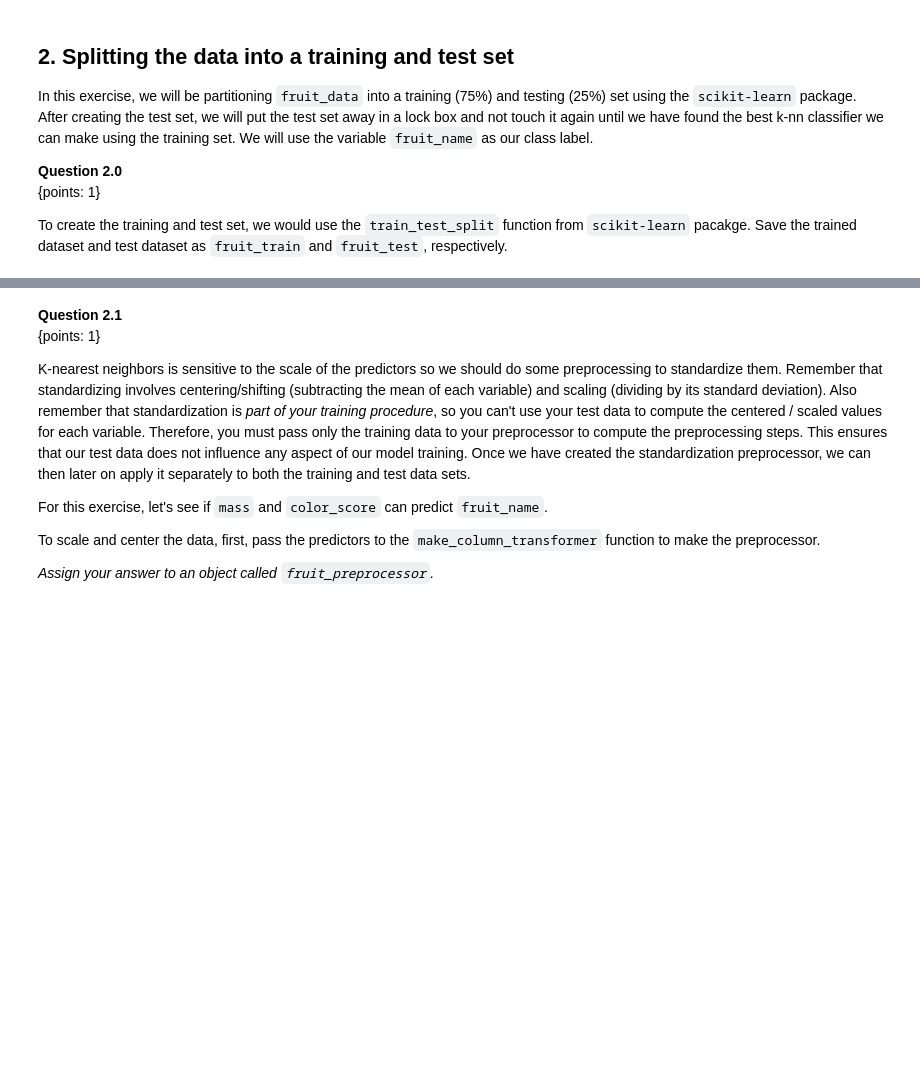
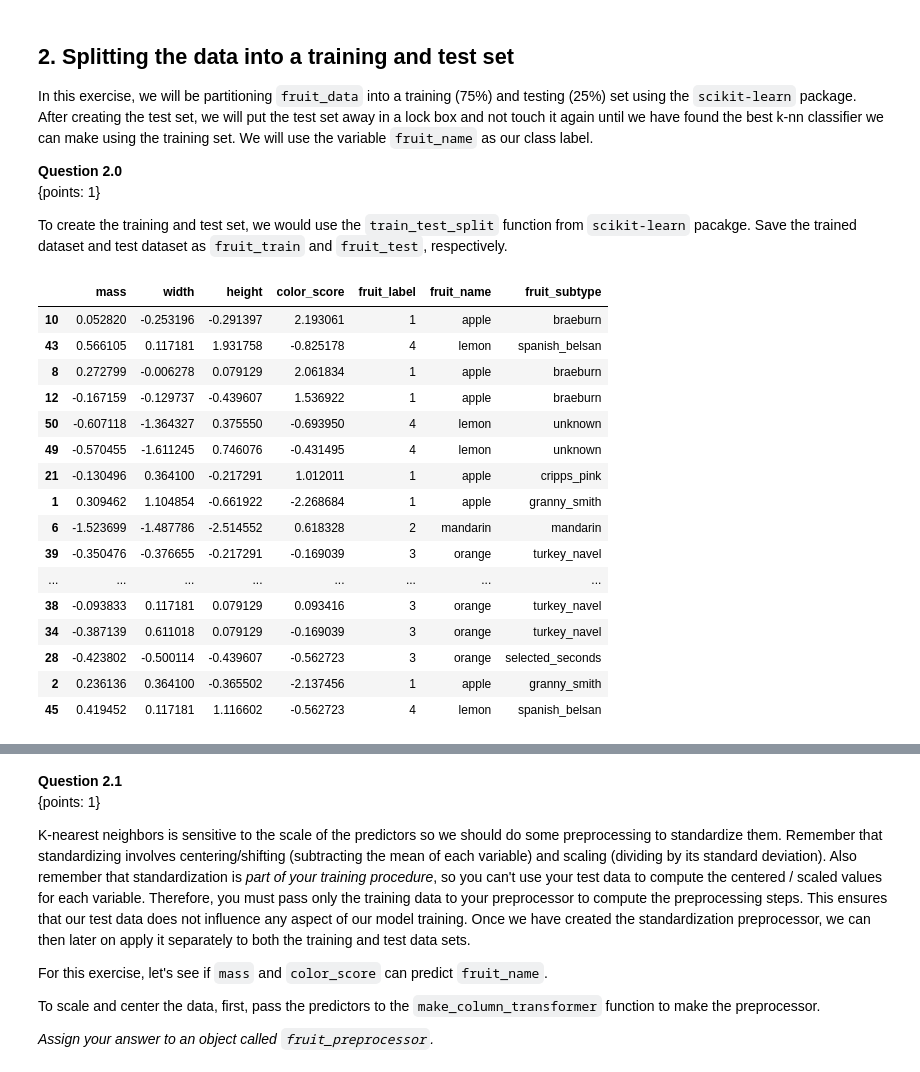
Before and after one commit to kshim99/DS-Modelling-Practice, a Jupyter notebook: data-science-a-first-intro-python-worksheets-main/py_worksheet_classification2/py_worksheet_classification2.ipynb, the cells around one changed output, grey strips where cells are left out. Cells and saved outputs as stored; diff of their text form; code cells hidden in the pictures; blank space fills up the shorter version.

```diff
--- a/data-science-a-first-intro-python-worksheets-main/py_worksheet_classification2/py_worksheet_classification2.ipynb
+++ b/data-science-a-first-intro-python-worksheets-main/py_worksheet_classification2/py_worksheet_classification2.ipynb
@@ -72,7 +74,7 @@ You will recognize a few of the first questions in this worksheet from last week
 *Assign your data to an object called `fruit_data`.*
 # %%
 # your code here
-raise NotImplementedError
+fruit_data = pd.read_csv('data/fruit_data.csv')
 # %%
 from hashlib import sha1
 assert sha1(str(type(fruit_data is None)).encode("utf-8")+b"c02fd8f5969c1a15").hexdigest() == "1e552628e1ea86fd9d2b07fda232d27de24a265b", "type of fruit_data is None is not bool. fruit_data is None should be a bool"
@@ -341,11 +396,29 @@ To create the training and test set, we would use the `train_test_split` functio
 # %%
 # Randomly take 75% of the data in the training set.
 # This will be proportional to the different number of fruit names in the dataset.
 
 # ___, ___ = train_test_split(___, test_size=___, random_state=123) # set the random state to be 123
 
 # your code here
-raise NotImplementedError
+fruit_train, fruit_test = train_test_split(fruit_data_scaled, test_size=0.25, random_state=123)
 fruit_train
+# %% [output]
+|  | mass | width | height | color_score | fruit_label | fruit_name | fruit_subtype |
+| 10 | 0.052820 | -0.253196 | -0.291397 | 2.193061 | 1 | apple | braeburn |
+| 43 | 0.566105 | 0.117181 | 1.931758 | -0.825178 | 4 | lemon | spanish_belsan |
+| 8 | 0.272799 | -0.006278 | 0.079129 | 2.061834 | 1 | apple | braeburn |
+| 12 | -0.167159 | -0.129737 | -0.439607 | 1.536922 | 1 | apple | braeburn |
+| 50 | -0.607118 | -1.364327 | 0.375550 | -0.693950 | 4 | lemon | unknown |
+| 49 | -0.570455 | -1.611245 | 0.746076 | -0.431495 | 4 | lemon | unknown |
+| 21 | -0.130496 | 0.364100 | -0.217291 | 1.012011 | 1 | apple | cripps_pink |
+| 1 | 0.309462 | 1.104854 | -0.661922 | -2.268684 | 1 | apple | granny_smith |
+| 6 | -1.523699 | -1.487786 | -2.514552 | 0.618328 | 2 | mandarin | mandarin |
+| 39 | -0.350476 | -0.376655 | -0.217291 | -0.169039 | 3 | orange | turkey_navel |
+| ... | ... | ... | ... | ... | ... | ... | ... |
+| 38 | -0.093833 | 0.117181 | 0.079129 | 0.093416 | 3 | orange | turkey_navel |
+| 34 | -0.387139 | 0.611018 | 0.079129 | -0.169039 | 3 | orange | turkey_navel |
+| 28 | -0.423802 | -0.500114 | -0.439607 | -0.562723 | 3 | orange | selected_seconds |
+| 2 | 0.236136 | 0.364100 | -0.365502 | -2.137456 | 1 | apple | granny_smith |
+| 45 | 0.419452 | 0.117181 | 1.116602 | -0.562723 | 4 | lemon | spanish_belsan |
 # %%
 fruit_test
```
Also changed, not shown: parts of 43 cells of this notebook.
